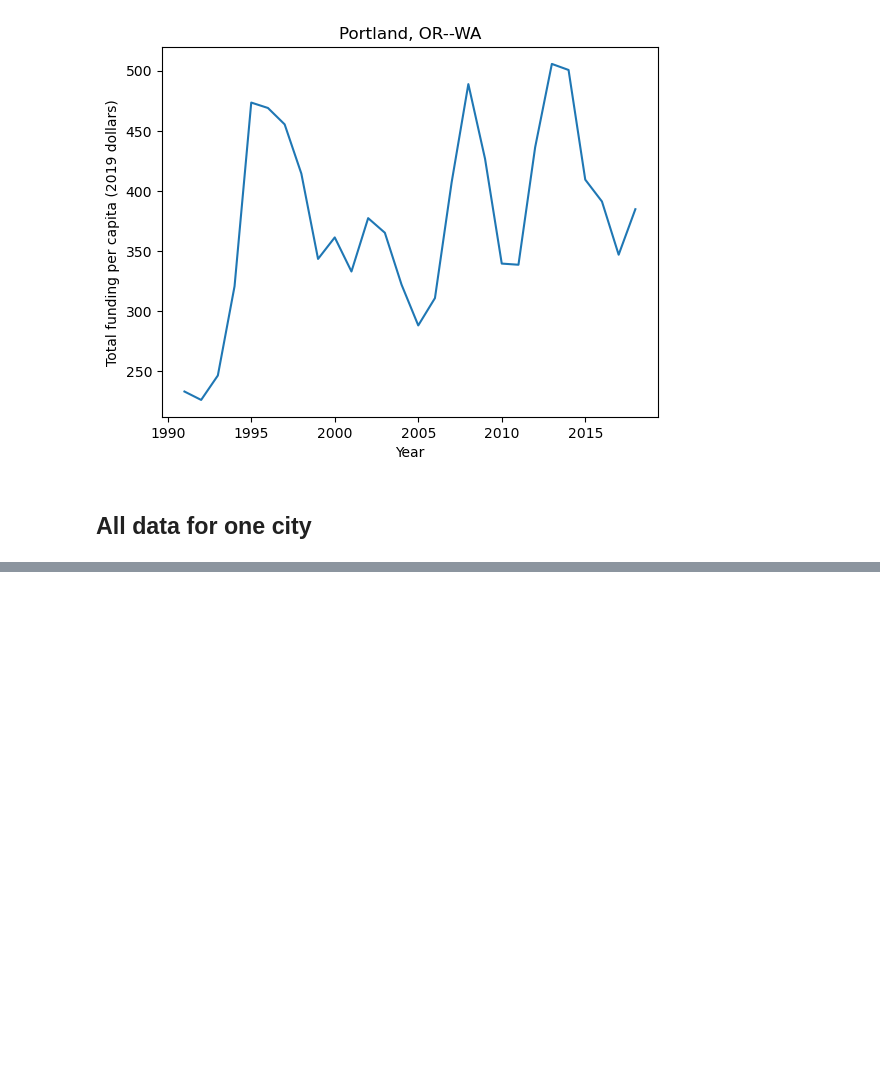
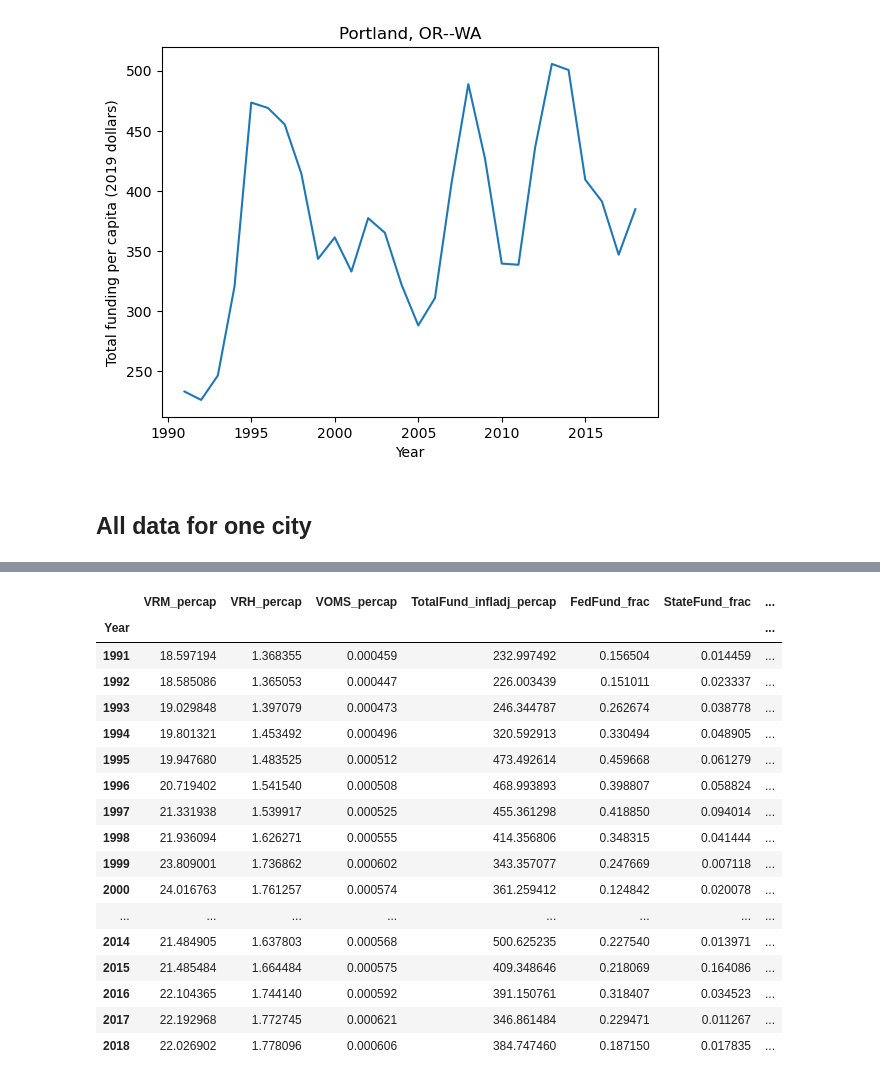
Before and after one commit to lodubay/transit-ridership, a Jupyter notebook: notebooks/time_series_LD.ipynb, the cells around one changed output, grey strips where cells are left out. Cells and saved outputs as stored; diff of their text form; code cells hidden in the pictures; blank space fills up the shorter version.

```diff
--- a/notebooks/time_series_LD.ipynb
+++ b/notebooks/time_series_LD.ipynb
@@ -344,0 +346,24 @@ combine_city_data(portland_code, dfs, names)
+# %%
+xnames = ['VRM_percap', 'VRH_percap', 'VOMS_percap', 'TotalFund_infladj_percap', 'FedFund_frac', 'StateFund_frac', 'LocalFund_frac', 'CapFund_infladj_percap', 'OpFund_infladj_percap', 'OpFund_frac', 'OpExp_Total_infladj_percap', 'OpExp_GA_frac', 'OpExp_VM_frac', 'OpExp_VO_frac']
+xdfs = [import_training_data('%s.csv' % name) for name in xnames]
+portland_xvals = combine_city_data(portland_code, xdfs, xnames)
+portland_xvals
+# %% [output]
+|  | VRM_percap | VRH_percap | VOMS_percap | TotalFund_infladj_percap | FedFund_frac | StateFund_frac | ... |
+| Year |  |  |  |  |  |  | ... |
+| 1991 | 18.597194 | 1.368355 | 0.000459 | 232.997492 | 0.156504 | 0.014459 | ... |
+| 1992 | 18.585086 | 1.365053 | 0.000447 | 226.003439 | 0.151011 | 0.023337 | ... |
+| 1993 | 19.029848 | 1.397079 | 0.000473 | 246.344787 | 0.262674 | 0.038778 | ... |
+| 1994 | 19.801321 | 1.453492 | 0.000496 | 320.592913 | 0.330494 | 0.048905 | ... |
+| 1995 | 19.947680 | 1.483525 | 0.000512 | 473.492614 | 0.459668 | 0.061279 | ... |
+| 1996 | 20.719402 | 1.541540 | 0.000508 | 468.993893 | 0.398807 | 0.058824 | ... |
+| 1997 | 21.331938 | 1.539917 | 0.000525 | 455.361298 | 0.418850 | 0.094014 | ... |
+| 1998 | 21.936094 | 1.626271 | 0.000555 | 414.356806 | 0.348315 | 0.041444 | ... |
+| 1999 | 23.809001 | 1.736862 | 0.000602 | 343.357077 | 0.247669 | 0.007118 | ... |
+| 2000 | 24.016763 | 1.761257 | 0.000574 | 361.259412 | 0.124842 | 0.020078 | ... |
+| ... | ... | ... | ... | ... | ... | ... | ... |
+| 2014 | 21.484905 | 1.637803 | 0.000568 | 500.625235 | 0.227540 | 0.013971 | ... |
+| 2015 | 21.485484 | 1.664484 | 0.000575 | 409.348646 | 0.218069 | 0.164086 | ... |
+| 2016 | 22.104365 | 1.744140 | 0.000592 | 391.150761 | 0.318407 | 0.034523 | ... |
+| 2017 | 22.192968 | 1.772745 | 0.000621 | 346.861484 | 0.229471 | 0.011267 | ... |
+| 2018 | 22.026902 | 1.778096 | 0.000606 | 384.747460 | 0.187150 | 0.017835 | ... |
```
Also changed, not shown: parts of 1 cell of this notebook.
